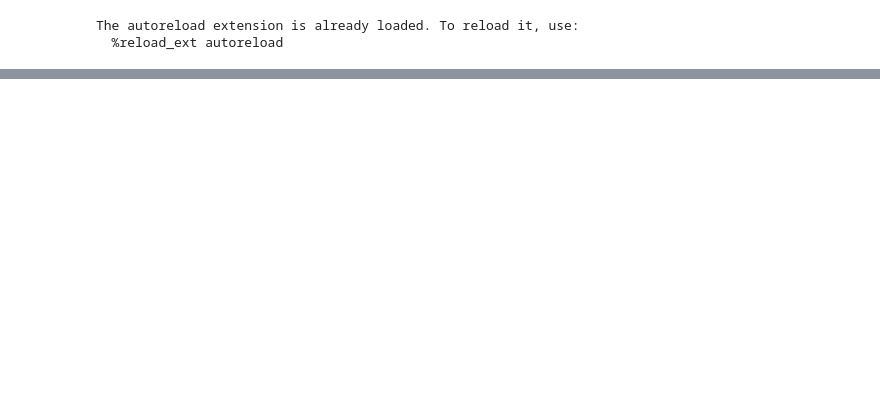
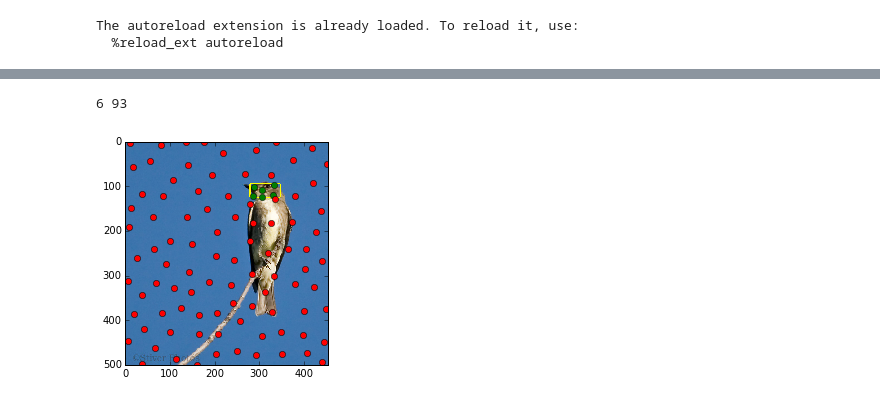
Before and after one commit to yassersouri/fast-bird-part-localization, a Jupyter notebook: part_localization.ipynb, the cells around one changed output, grey strips where cells are left out. Cells and saved outputs as stored; diff of their text form; code cells hidden in the pictures; blank space fills up the shorter version.

```diff
--- a/part_localization.ipynb
+++ b/part_localization.ipynb
@@ -86,0 +84,26 @@ ax.imshow(box_head.draw_box(img, (1, 1, 0)))
+# %%
+def image_features(img_id, part, part_radius, box_radius, ax):
+    img = caffe.io.load_image(imgs_addr[img_id])
+    box = geometry_utils.Box.box_from_img(img)
+    box_part = cub_annotations.annotation(img_id, part)
+    dh.init_with_image(img)
+
+    positive_points = box_part.generate_points_inside(param=part_radius)
+
+    negative_points = box.generate_points_inside(param=box_radius, img=img)
+    negative_points = geometry_utils.filter_points(negative_points, box_part)
+
+    geometry_utils.draw_points(positive_points, ax, color='green')
+    geometry_utils.draw_points(negative_points, ax, color='red')
+
+    ax.imshow(box_part.draw_box(img, (1, 1, 0)))
+
+    print len(positive_points), len(negative_points)
+# %%
+fig = plt.figure()
+ax = fig.add_subplot(111)
+
+image_features(IDtrain[1195], 'head', 15, 40, ax)
+# %% [output]
+6 93
+[figure, added]
```
Also changed, not shown: parts of 5 cells of this notebook, 3 other files.
